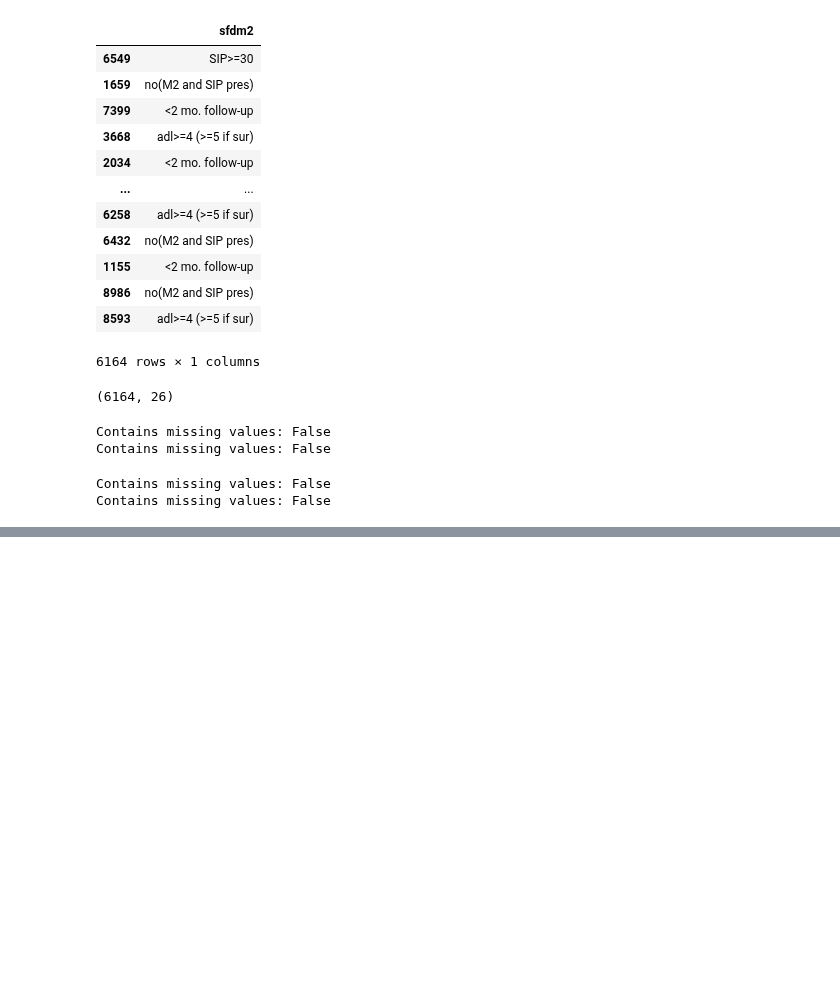
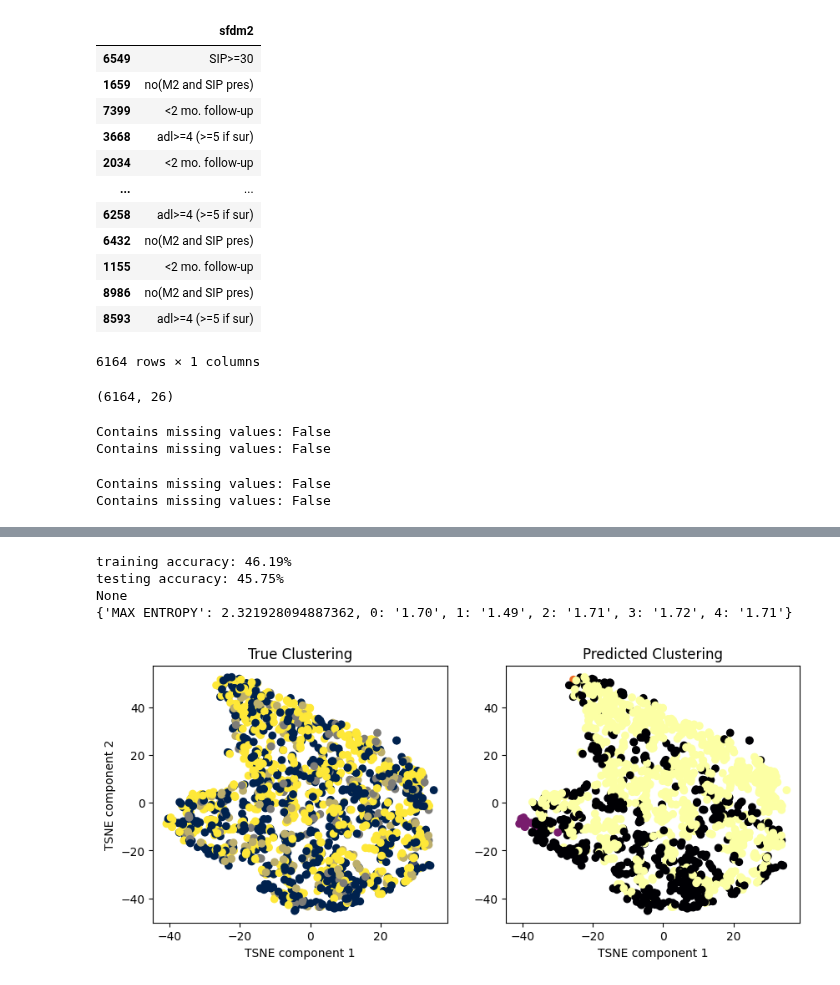
Before and after one commit to calgalvan/277A_Final_Project, a Jupyter notebook: feature_selection_III.ipynb, the cells around one changed output, grey strips where cells are left out. Drawn from its saved outputs; the diff is of its cells as text; code cells hidden in the pictures; blank space fills up the shorter version.

```diff
--- a/feature_selection_III.ipynb
+++ b/feature_selection_III.ipynb
@@ -209,0 +266,10 @@ Contains missing values: False
+# %%
+print(NB.get_accuracies())
+print(NB.get_entropy())
+NB.visualize_clustering()
+# %% [output]
+training accuracy: 46.19%
+testing accuracy: 45.75%
+None
+{'MAX ENTROPY': 2.321928094887362, 0: '1.70', 1: '1.49', 2: '1.71', 3: '1.72', 4: '1.71'}
+[figure, added]
```
Also changed, not shown: parts of 9 cells of this notebook, 2 other files.
